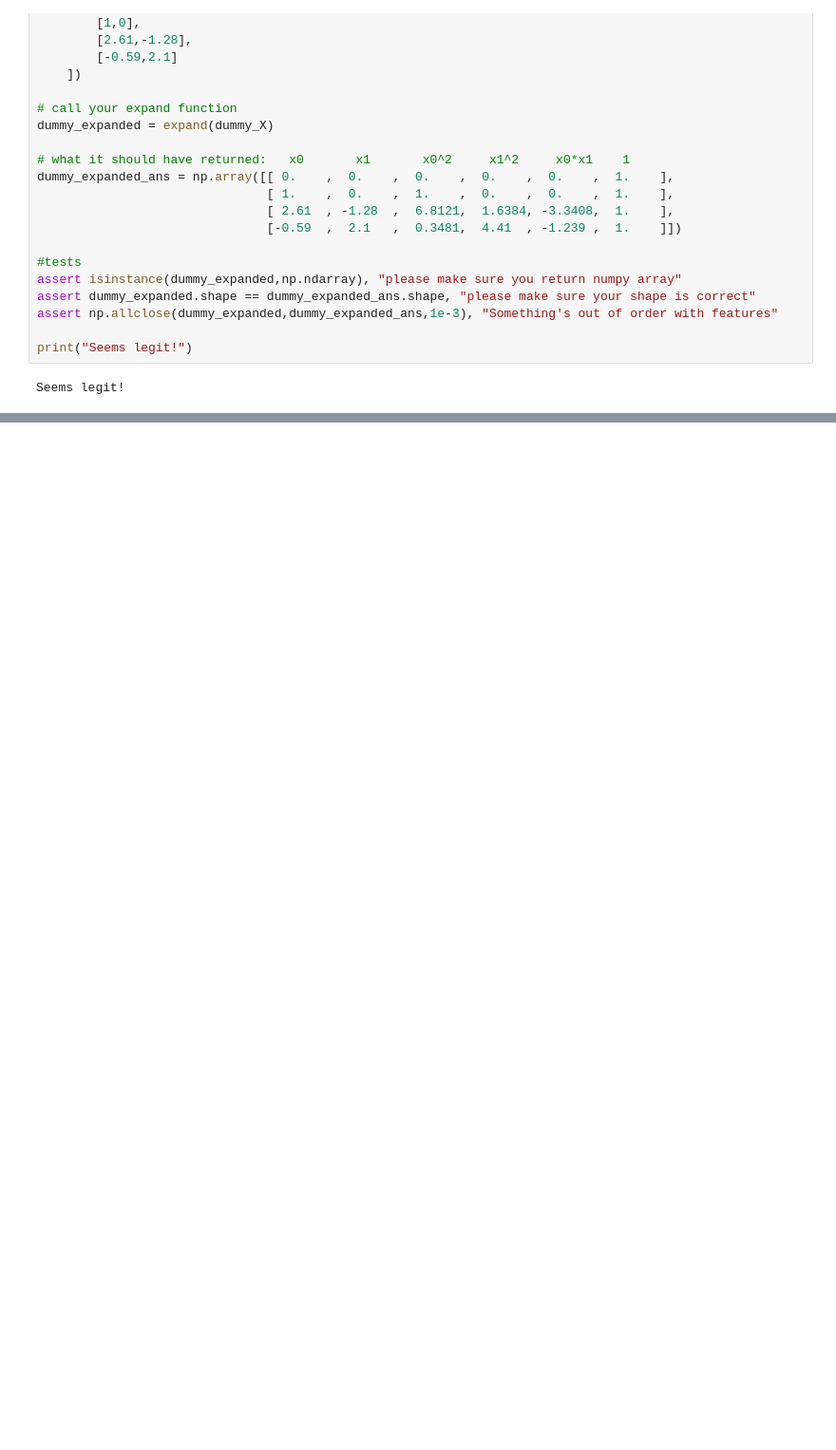
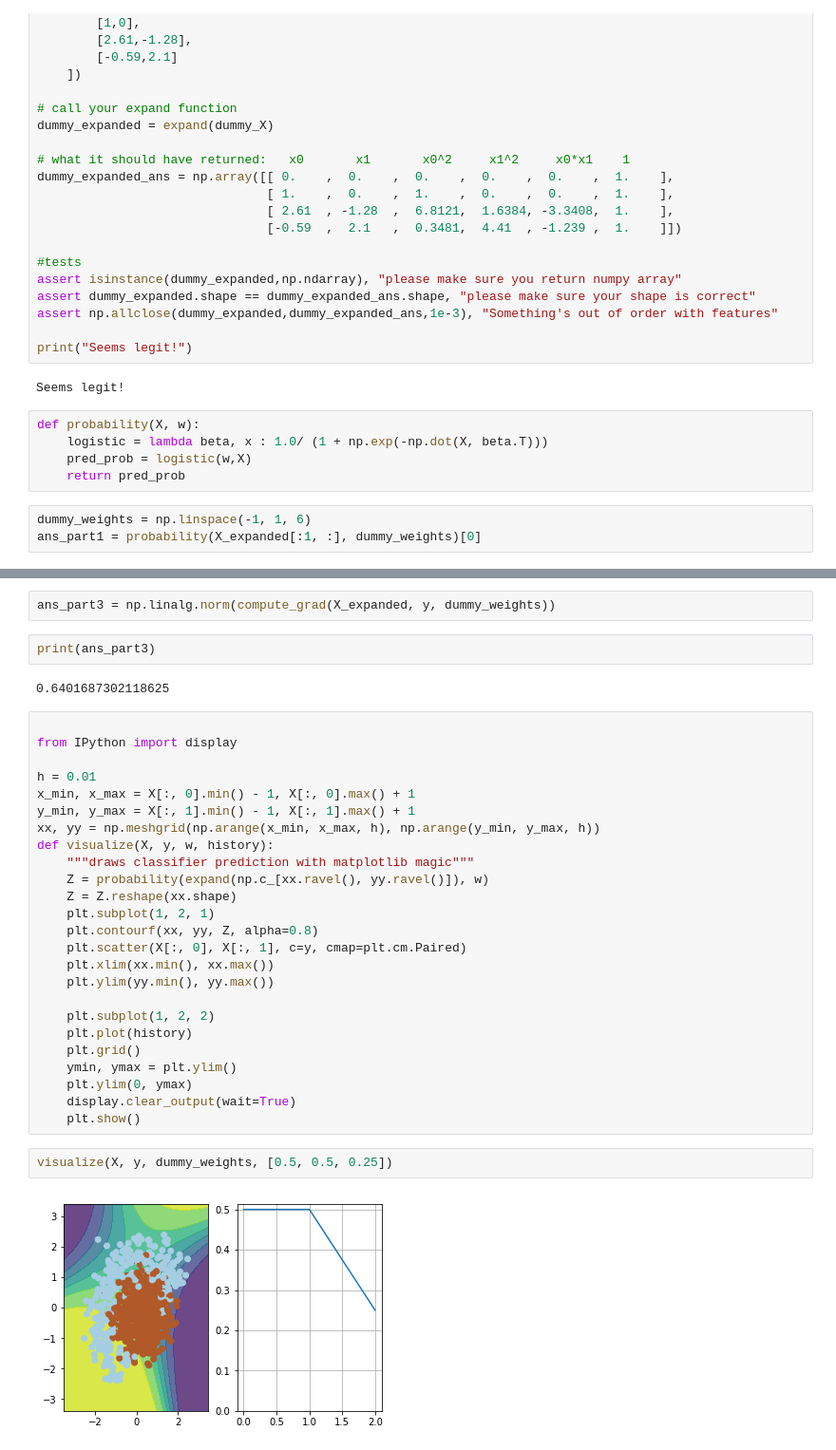
Before and after one commit to Alferdize/Machine-Learning-in-Python, a Jupyter notebook: introduction to deep learning/Untitled.ipynb, the cells around one changed output, grey strips where cells are left out. Shown: that part at 95% size. Cells and saved outputs as stored; diff of their text form; blank space fills up the shorter version.

```diff
--- a/introduction to deep learning/Untitled.ipynb
+++ b/introduction to deep learning/Untitled.ipynb
@@ -109,3 +109,11 @@ assert np.allclose(dummy_expanded,dummy_expanded_ans,1e-3), "Something's out of
 print("Seems legit!")
 # %% [output]
 Seems legit!
+# %%
+def probability(X, w):
+    logistic = lambda beta, x : 1.0/ (1 + np.exp(-np.dot(X, beta.T)))
+    pred_prob = logistic(w,X)
+    return pred_prob
+# %%
+dummy_weights = np.linspace(-1, 1, 6)
+ans_part1 = probability(X_expanded[:1, :], dummy_weights)[0]
@@ -111,0 +146,35 @@ Seems legit!
+# %%
+ans_part3 = np.linalg.norm(compute_grad(X_expanded, y, dummy_weights))
+# %%
+print(ans_part3)
+# %% [output]
+0.6401687302118625
+# %%
+
+from IPython import display
+
+h = 0.01
+x_min, x_max = X[:, 0].min() - 1, X[:, 0].max() + 1
+y_min, y_max = X[:, 1].min() - 1, X[:, 1].max() + 1
+xx, yy = np.meshgrid(np.arange(x_min, x_max, h), np.arange(y_min, y_max, h))
+def visualize(X, y, w, history):
+    """draws classifier prediction with matplotlib magic"""
+    Z = probability(expand(np.c_[xx.ravel(), yy.ravel()]), w)
+    Z = Z.reshape(xx.shape)
+    plt.subplot(1, 2, 1)
+    plt.contourf(xx, yy, Z, alpha=0.8)
+    plt.scatter(X[:, 0], X[:, 1], c=y, cmap=plt.cm.Paired)
+    plt.xlim(xx.min(), xx.max())
+    plt.ylim(yy.min(), yy.max())
+
+    plt.subplot(1, 2, 2)
+    plt.plot(history)
+    plt.grid()
+    ymin, ymax = plt.ylim()
+    plt.ylim(0, ymax)
+    display.clear_output(wait=True)
+    plt.show()
+# %%
+visualize(X, y, dummy_weights, [0.5, 0.5, 0.25])
+# %% [output]
+[figure, added]
```
Also changed, not shown: parts of 11 cells of this notebook, 2 other files.
